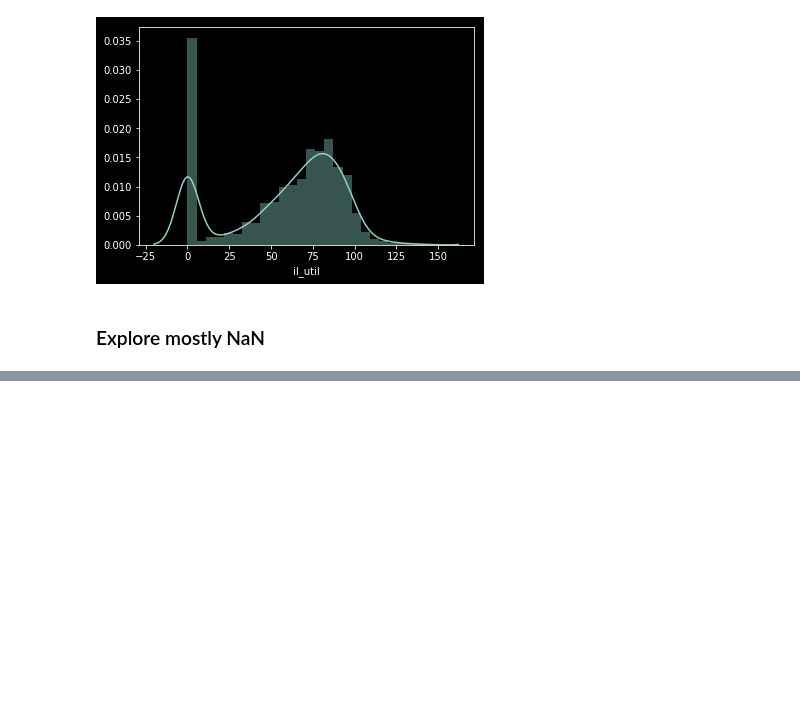
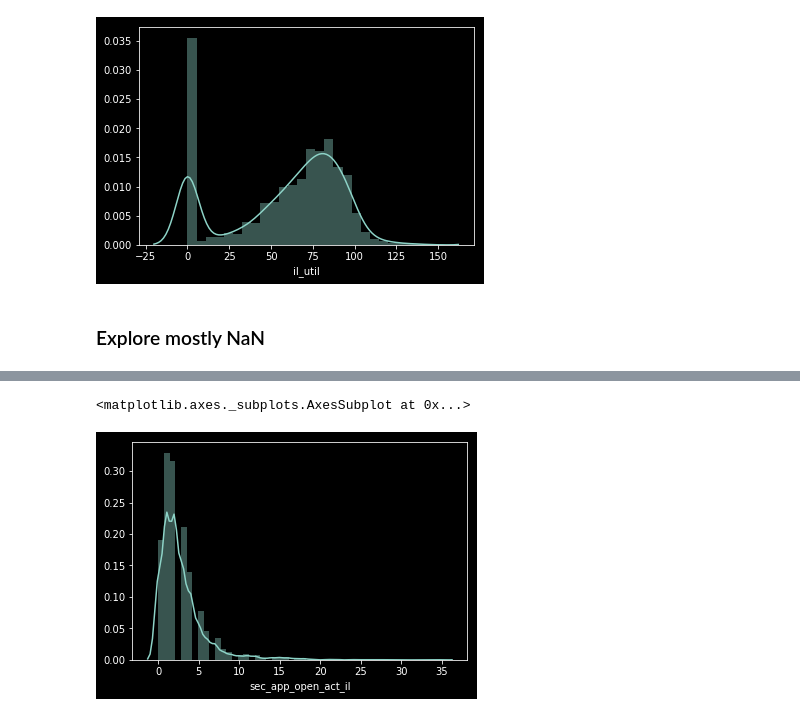
Before and after one commit to peytonrunyan/loans, a Jupyter notebook: loan_trees.ipynb, the cells around one changed output, grey strips where cells are left out. Cells and saved outputs as stored; diff of their text form; code cells hidden in the pictures; blank space fills up the shorter version.

```diff
--- a/loan_trees.ipynb
+++ b/loan_trees.ipynb
@@ -224,0 +228,5 @@ df.sec_app_open_act_il.value_counts()
+# %%
+sns.distplot(df.sec_app_open_act_il.dropna())
+# %% [output]
+<matplotlib.axes._subplots.AxesSubplot at 0x...>
+[figure, added]
```
Also changed, not shown: parts of 10 cells of this notebook.
